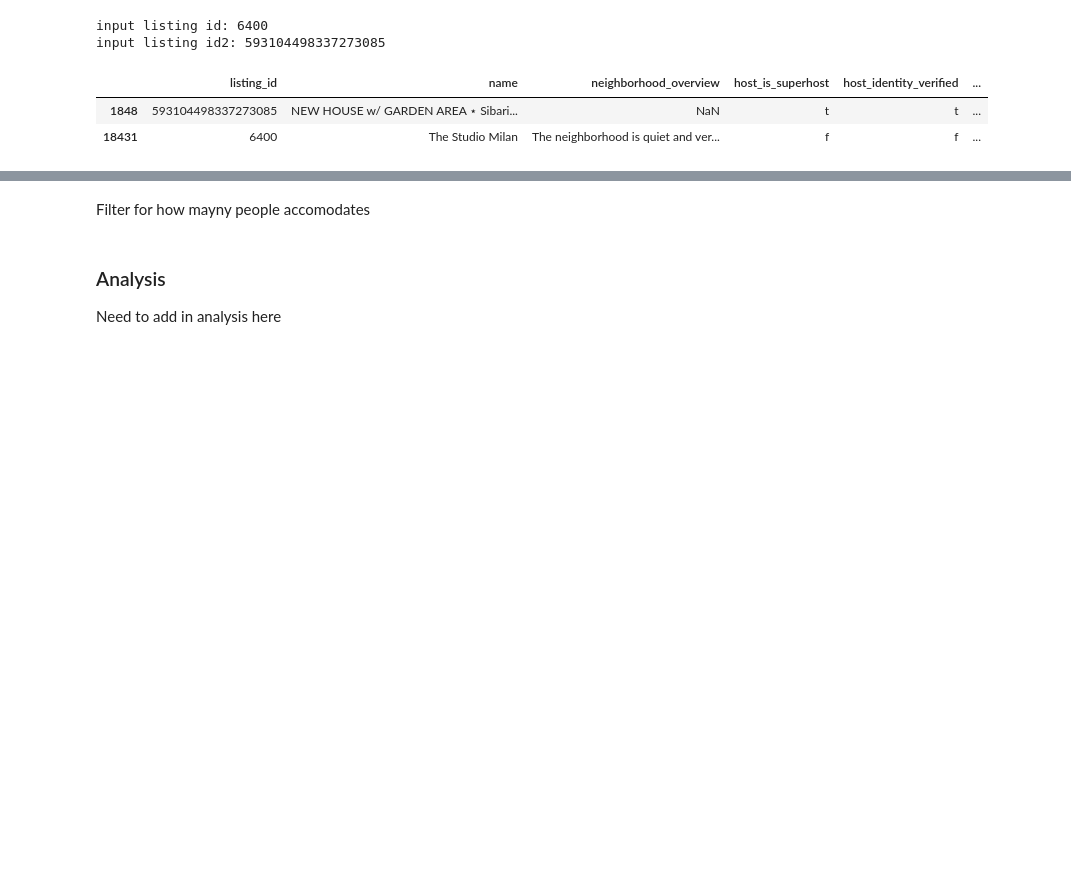
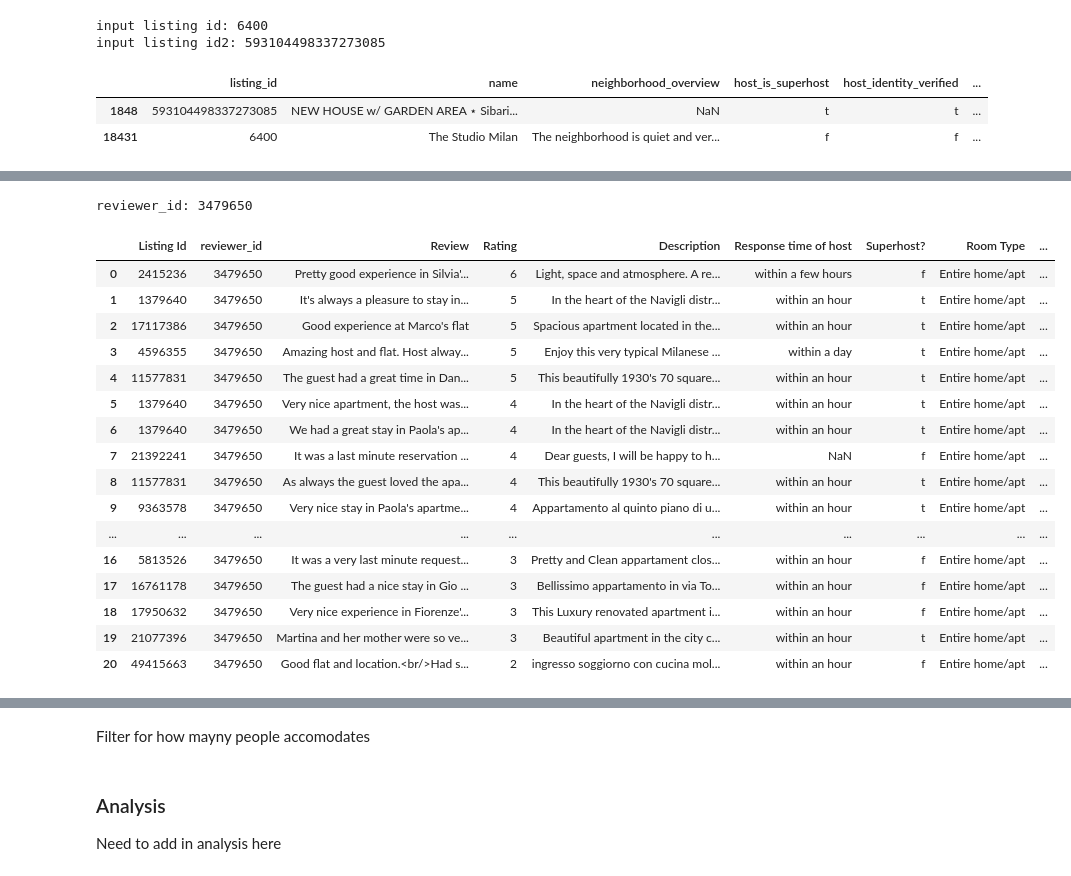
Before and after one commit to anat-jacobson/Airbnb-Recommender, a Jupyter notebook: Airbnb_Recommender_Collab_Filtering.ipynb, the cells around one changed output, grey strips where cells are left out. Drawn from its saved outputs; the diff is of its cells as text; code cells hidden in the pictures; blank space fills up the shorter version.

```diff
--- a/Airbnb_Recommender_Collab_Filtering.ipynb
+++ b/Airbnb_Recommender_Collab_Filtering.ipynb
@@ -1616,0 +1693,21 @@ How many airbnb recommendations do you want? 3
+# %%
+user_reviewed()
+# %% [output]
+reviewer_id: 3479650
+|  | Listing Id | reviewer_id | Review | Rating | Description | Response time of host | Superhost? | Room Type | ... |
+| 0 | 2415236 | 3479650 | Pretty good experience in Silvia'... | 6 | Light, space and atmosphere. A re... | within a few hours | f | Entire home/apt | ... |
+| 1 | 1379640 | 3479650 | It's always a pleasure to stay in... | 5 | In the heart of the Navigli distr... | within an hour | t | Entire home/apt | ... |
+| 2 | 17117386 | 3479650 | Good experience at Marco's flat | 5 | Spacious apartment located in the... | within an hour | t | Entire home/apt | ... |
+| 3 | 4596355 | 3479650 | Amazing host and flat. Host alway... | 5 | Enjoy this very typical Milanese ... | within a day | t | Entire home/apt | ... |
+| 4 | 11577831 | 3479650 | The guest had a great time in Dan... | 5 | This beautifully 1930's 70 square... | within an hour | t | Entire home/apt | ... |
+| 5 | 1379640 | 3479650 | Very nice apartment, the host was... | 4 | In the heart of the Navigli distr... | within an hour | t | Entire home/apt | ... |
+| 6 | 1379640 | 3479650 | We had a great stay in Paola's ap... | 4 | In the heart of the Navigli distr... | within an hour | t | Entire home/apt | ... |
+| 7 | 21392241 | 3479650 | It was a last minute reservation ... | 4 | Dear guests, I will be happy to h... | NaN | f | Entire home/apt | ... |
+| 8 | 11577831 | 3479650 | As always the guest loved the apa... | 4 | This beautifully 1930's 70 square... | within an hour | t | Entire home/apt | ... |
+| 9 | 9363578 | 3479650 | Very nice stay in Paola's apartme... | 4 | Appartamento al quinto piano di u... | within an hour | t | Entire home/apt | ... |
+| ... | ... | ... | ... | ... | ... | ... | ... | ... | ... |
+| 16 | 5813526 | 3479650 | It was a very last minute request... | 3 | Pretty and Clean appartament clos... | within an hour | f | Entire home/apt | ... |
+| 17 | 16761178 | 3479650 | The guest had a nice stay in Gio ... | 3 | Bellissimo appartamento in via To... | within an hour | f | Entire home/apt | ... |
+| 18 | 17950632 | 3479650 | Very nice experience in Fiorenze'... | 3 | This Luxury renovated apartment i... | within an hour | f | Entire home/apt | ... |
+| 19 | 21077396 | 3479650 | Martina and her mother were so ve... | 3 | Beautiful apartment in the city c... | within an hour | t | Entire home/apt | ... |
+| 20 | 49415663 | 3479650 | Good flat and location.<br/>Had s... | 2 | ingresso soggiorno con cucina mol... | within an hour | f | Entire home/apt | ... |
```
Also changed, not shown: parts of 26 cells of this notebook.
